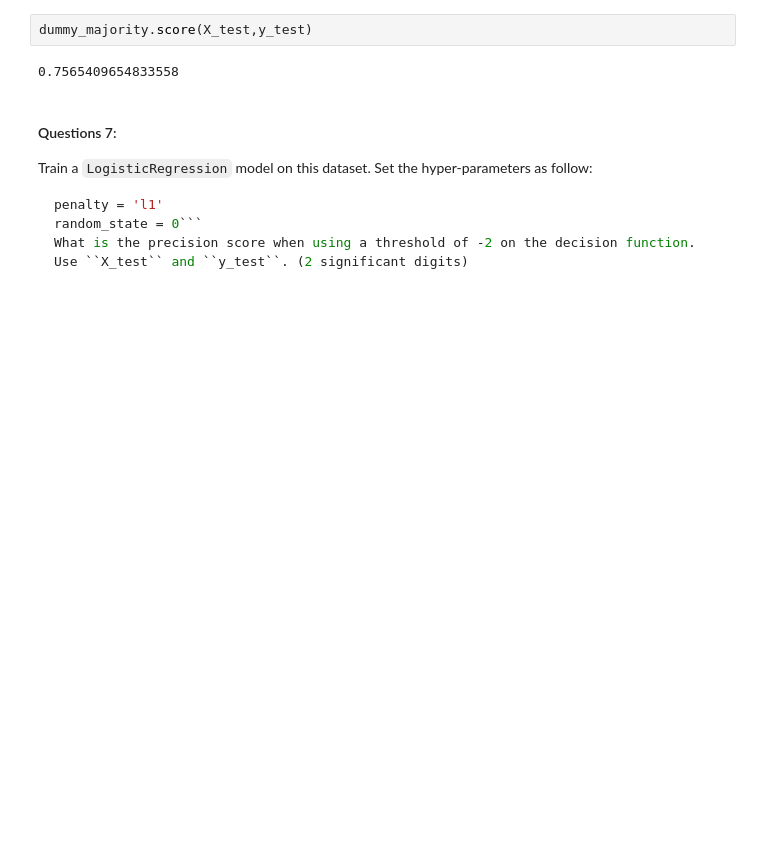
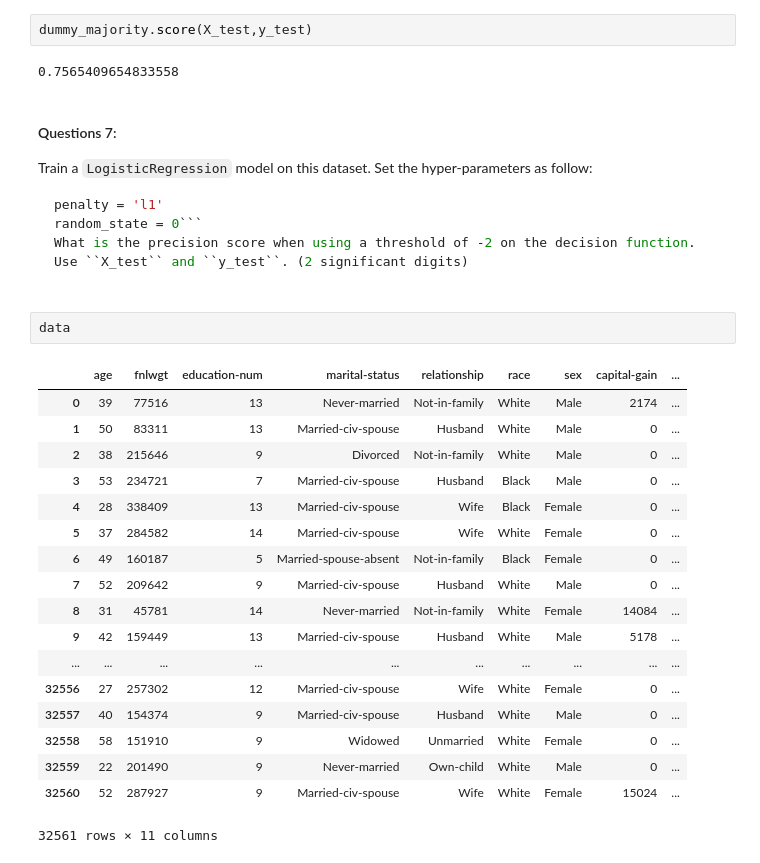
Before and after one commit to JianliHuang/ba-masters, a Jupyter notebook: spring19/applied-ml/module4/lab5/Lab 5.ipynb, the cells around one changed output. Cells and saved outputs as stored; diff of their text form; blank space fills up the shorter version.

````diff
--- a/spring19/applied-ml/module4/lab5/Lab 5.ipynb
+++ b/spring19/applied-ml/module4/lab5/Lab 5.ipynb
@@ -129,3 +129,24 @@ Train a ``LogisticRegression`` model on this dataset. Set the hyper-parameters a
 penalty = 'l1'
 random_state = 0```
 What is the precision score when using a threshold of -2 on the decision function. Use ``X_test`` and ``y_test``. (2 significant digits)
+# %%
+data
+# %% [output]
+|  | age | fnlwgt | education-num | marital-status | relationship | race | sex | capital-gain | ... |
+| 0 | 39 | 77516 | 13 | Never-married | Not-in-family | White | Male | 2174 | ... |
+| 1 | 50 | 83311 | 13 | Married-civ-spouse | Husband | White | Male | 0 | ... |
+| 2 | 38 | 215646 | 9 | Divorced | Not-in-family | White | Male | 0 | ... |
+| 3 | 53 | 234721 | 7 | Married-civ-spouse | Husband | Black | Male | 0 | ... |
+| 4 | 28 | 338409 | 13 | Married-civ-spouse | Wife | Black | Female | 0 | ... |
+| 5 | 37 | 284582 | 14 | Married-civ-spouse | Wife | White | Female | 0 | ... |
+| 6 | 49 | 160187 | 5 | Married-spouse-absent | Not-in-family | Black | Female | 0 | ... |
+| 7 | 52 | 209642 | 9 | Married-civ-spouse | Husband | White | Male | 0 | ... |
+| 8 | 31 | 45781 | 14 | Never-married | Not-in-family | White | Female | 14084 | ... |
+| 9 | 42 | 159449 | 13 | Married-civ-spouse | Husband | White | Male | 5178 | ... |
+| ... | ... | ... | ... | ... | ... | ... | ... | ... | ... |
+| 32556 | 27 | 257302 | 12 | Married-civ-spouse | Wife | White | Female | 0 | ... |
+| 32557 | 40 | 154374 | 9 | Married-civ-spouse | Husband | White | Male | 0 | ... |
+| 32558 | 58 | 151910 | 9 | Widowed | Unmarried | White | Female | 0 | ... |
+| 32559 | 22 | 201490 | 9 | Never-married | Own-child | White | Male | 0 | ... |
+| 32560 | 52 | 287927 | 9 | Married-civ-spouse | Wife | White | Female | 15024 | ... |
+32561 rows × 11 columns
````
Also changed, not shown: parts of 6 cells of this notebook.
